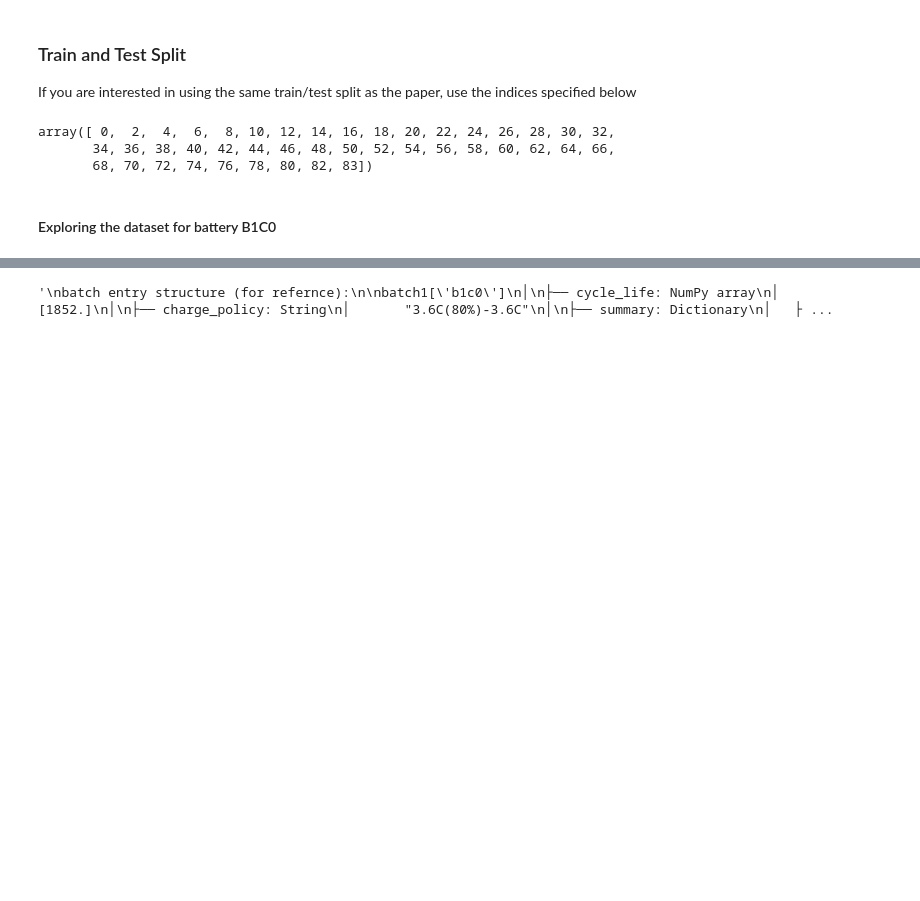
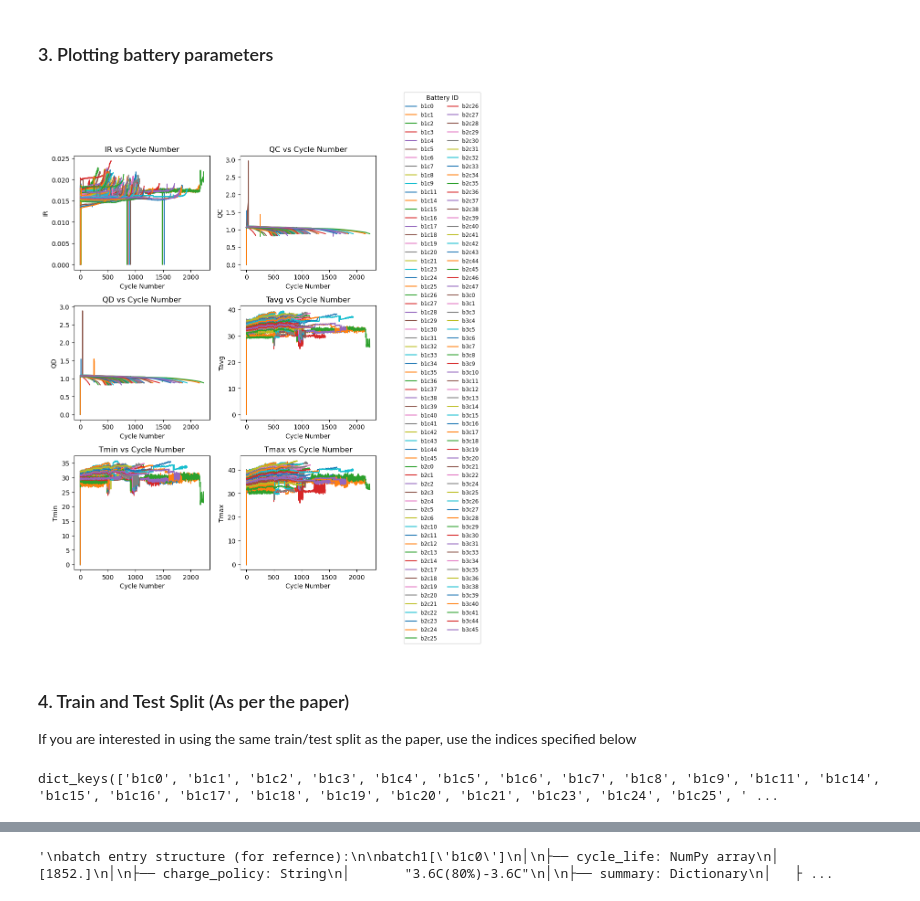
Before and after one commit to marif5/dd_battery_mdl, a Jupyter notebook: Load Data_update.ipynb, the cells around one changed output, grey strips where cells are left out. Drawn from its saved outputs; the diff is of its cells as text; code cells hidden in the pictures; blank space fills up the shorter version.

```diff
--- a/Load Data_update.ipynb
+++ b/Load Data_update.ipynb
@@ -63,5 +45,17 @@ numBat2
 # %%
-batch3 = pickle.load(open(batch_path(3),'rb'))
+#remove batteries that do not reach 80% capacity
+
+del batch1['b1c10']
+del batch1['b1c12']
+del batch1['b1c13']
+del batch1['b1c22']
+
+del batch2['b2c7']
+del batch2['b2c8']
+del batch2['b2c9']
+del batch2['b2c15']
+del batch2['b2c16']
+
 # remove noisy channels from batch3
 del batch3['b3c37']
 del batch3['b3c2']
@@ -92,4 +86,42 @@ Text(0, 0.5, 'Discharge Capacity (Ah)')
+# %% [markdown]
+### 3. Plotting battery parameters
+# %%
+import matplotlib.pyplot as plt
+
+# Remove 'chargetime' and update features to be plotted
+features_to_plot = ['IR', 'QC', 'QD', 'Tavg', 'Tmin', 'Tmax']
+
+# Create a 3x2 grid for subplots (for 6 features)
+fig, axes = plt.subplots(3, 2, figsize=(8, 10))
+axes = axes.flatten()  # Flatten the 2D array of axes for easier iteration
+
+# For storing the plot lines and labels for a shared legend
+lines = []
+labels = []
+
+# Plot each feature on a separate subplot
+for idx, feature in enumerate(features_to_plot):
+    for i in bat_dict.keys():
+        line, = axes[idx].plot(bat_dict[i]['summary']['cycle'], bat_dict[i]['summary'][feature], label=i)
+        if idx == 0:  # Collect labels from the first plot only for a shared legend
+            lines.append(line)
+            labels.append(i)
+    axes[idx].set_title(f'{feature} vs Cycle Number')  # Set title for each subplot
+    axes[idx].set_xlabel('Cycle Number')
+    axes[idx].set_ylabel(feature)
+
+# Remove the last empty subplot if any
+if len(features_to_plot) < len(axes):
+    fig.delaxes(axes[-1])
+
+# Create a single legend for the entire figure
+fig.legend(lines, labels, loc='center left', bbox_to_anchor=(1, 0.5), fontsize='small', title="Battery ID", ncol=2)
+
+plt.tight_layout(rect=[0, 0, 0.95, 1])  # Adjust layout so the legend fits nicely outside
+plt.show()
+# %% [output]
+[figure, added]
 # %% [markdown]
-### Train and Test Split
+### 4. Train and Test Split (As per the paper)
 If you are interested in using the same train/test split as the paper, use the indices specified below
 # %%
@@ -99,8 +131,8 @@ secondary_test_ind = np.arange(numBat-numBat3,numBat);
-# %%
-test_ind
-# %% [output]
-array([ 0,  2,  4,  6,  8, 10, 12, 14, 16, 18, 20, 22, 24, 26, 28, 30, 32,
-       34, 36, 38, 40, 42, 44, 46, 48, 50, 52, 54, 56, 58, 60, 62, 64, 66,
-       68, 70, 72, 74, 76, 78, 80, 82, 83])
-# %% [markdown]
-#### Exploring the dataset for battery B1C0
+# %%
+train_data = {list(bat_dict.keys())[i]: bat_dict[list(bat_dict.keys())[i]] for i in train_ind if i < len(bat_dict)}
+valida_data = {list(bat_dict.keys())[i]: bat_dict[list(bat_dict.keys())[i]] for i in test_ind if i < len(bat_dict)}
+test_data = {list(bat_dict.keys())[i]: bat_dict[list(bat_dict.keys())[i]] for i in secondary_test_ind if i < len(bat_dict)}
+
+batch1.keys()
+# %% [output]
+dict_keys(['b1c0', 'b1c1', 'b1c2', 'b1c3', 'b1c4', 'b1c5', 'b1c6', 'b1c7', 'b1c8', 'b1c9', 'b1c11', 'b1c14', 'b1c15', 'b1c16', 'b1c17', 'b1c18', 'b1c19', 'b1c20', 'b1c21', 'b1c23', 'b1c24', 'b1c25', ' ...
```
Also changed, not shown: parts of 37 cells of this notebook, 4 other files.
